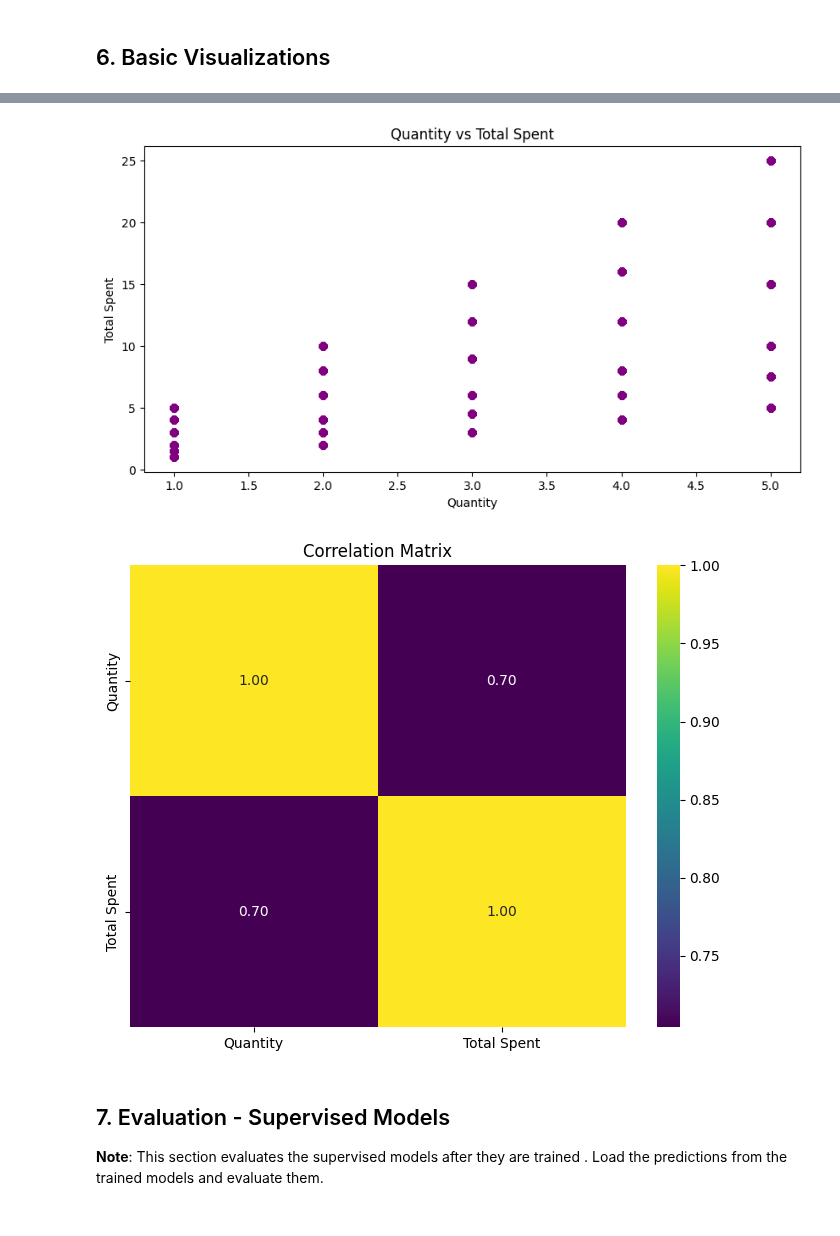
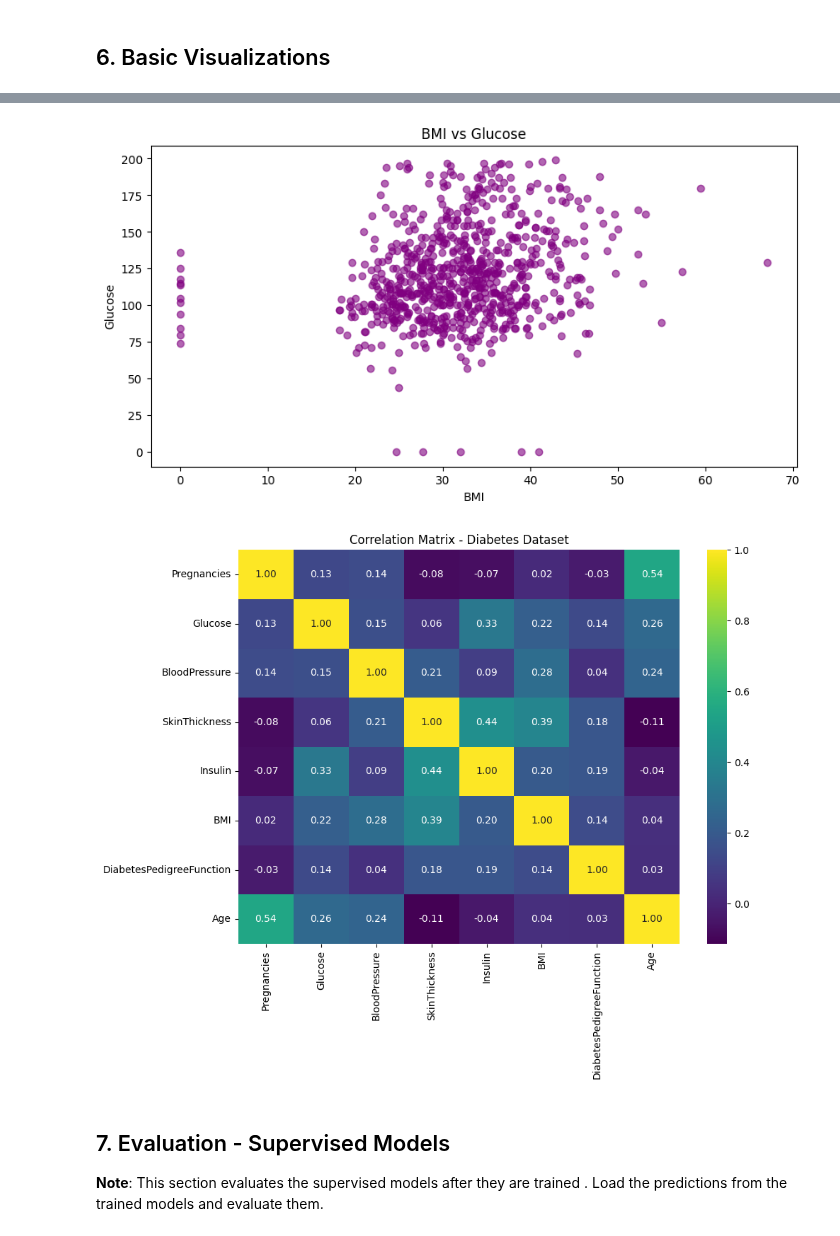
Before and after one commit to alberehap/Project-ML, a Jupyter notebook: 01_data_overview.ipynb, the cells around one changed output, grey strips where cells are left out. Saved outputs shown, nothing was run; the diff lists cells and outputs as text; code cells hidden in the pictures.

Commit message:
editing on classification

```diff
--- a/01_data_overview.ipynb
+++ b/01_data_overview.ipynb
@@ -25,7 +25,7 @@ pd.set_option('mode.chained_assignment', None)
 ## 2. Load Raw Dataset
 # %%
 # Load classification dataset
-df_classification = pd.read_csv('data/raw/dirty_cafe_sales.csv')
+df_classification = pd.read_csv('data/raw/diabetes.csv')
 
 # Load clustering dataset
 df_clustering = pd.read_csv('data/raw/retail_store_sales.csv')
@@ -107,30 +97,29 @@ plt.show()
 # %%
-# Visualization 2: Scatter plot - Quantity vs Total Spent
-df_numeric['Quantity'] = pd.to_numeric(df_numeric['Quantity'], errors='coerce')
-df_numeric = df_numeric.dropna(subset=['Quantity', 'Total Spent'])
-
+# Visualization 2: Scatter plot - BMI vs Glucose
 plt.figure(figsize=(10, 5))
-plt.scatter(df_numeric['Quantity'], df_numeric['Total Spent'], alpha=0.6, color='purple')
-plt.xlabel('Quantity')
-plt.ylabel('Total Spent')
-plt.title('Quantity vs Total Spent')
+plt.scatter(df_classification['BMI'], df_classification['Glucose'], alpha=0.6, color='purple')
+plt.xlabel('BMI')
+plt.ylabel('Glucose')
+plt.title('BMI vs Glucose')
 plt.show()
 # %% [output]
-[figure, old version]
+[figure, new version]
 # %%
 # Visualization 3: Correlation Matrix
-numeric_cols = df_numeric.select_dtypes(include=[np.number])
-numeric_cols = numeric_cols.dropna()
+numeric_cols = df_classification.select_dtypes(include=[np.number])
+# Exclude Outcome column for correlation (it's the target)
+numeric_cols = numeric_cols.drop(columns=['Outcome'], errors='ignore')
 
 if not numeric_cols.empty and numeric_cols.shape[1] > 1:
-    plt.figure(figsize=(8, 6))
+    plt.figure(figsize=(10, 8))
     sns.heatmap(numeric_cols.corr(), annot=True, fmt=".2f", cmap='viridis')
-    plt.title('Correlation Matrix')
+    plt.title('Correlation Matrix - Diabetes Dataset')
+    plt.tight_layout()
     plt.show()
 else:
     print("Warning: No sufficient numeric columns for correlation matrix.")
 # %% [output]
-[figure, old version]
+[figure, new version]
 # %% [markdown]
 ## 7. Evaluation - Supervised Models
 
```
Also changed, not shown: parts of 6 cells of this notebook, 13 other files.
